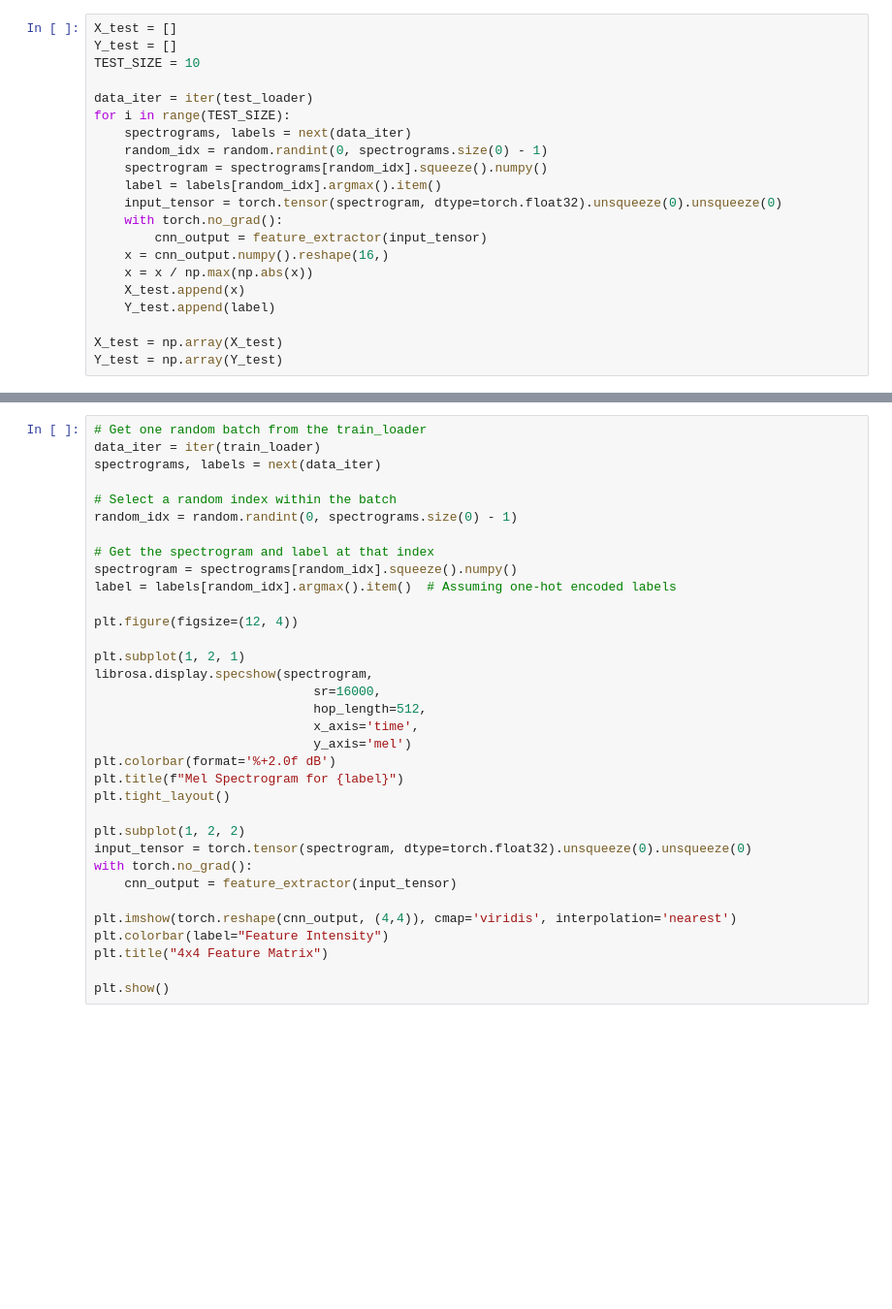
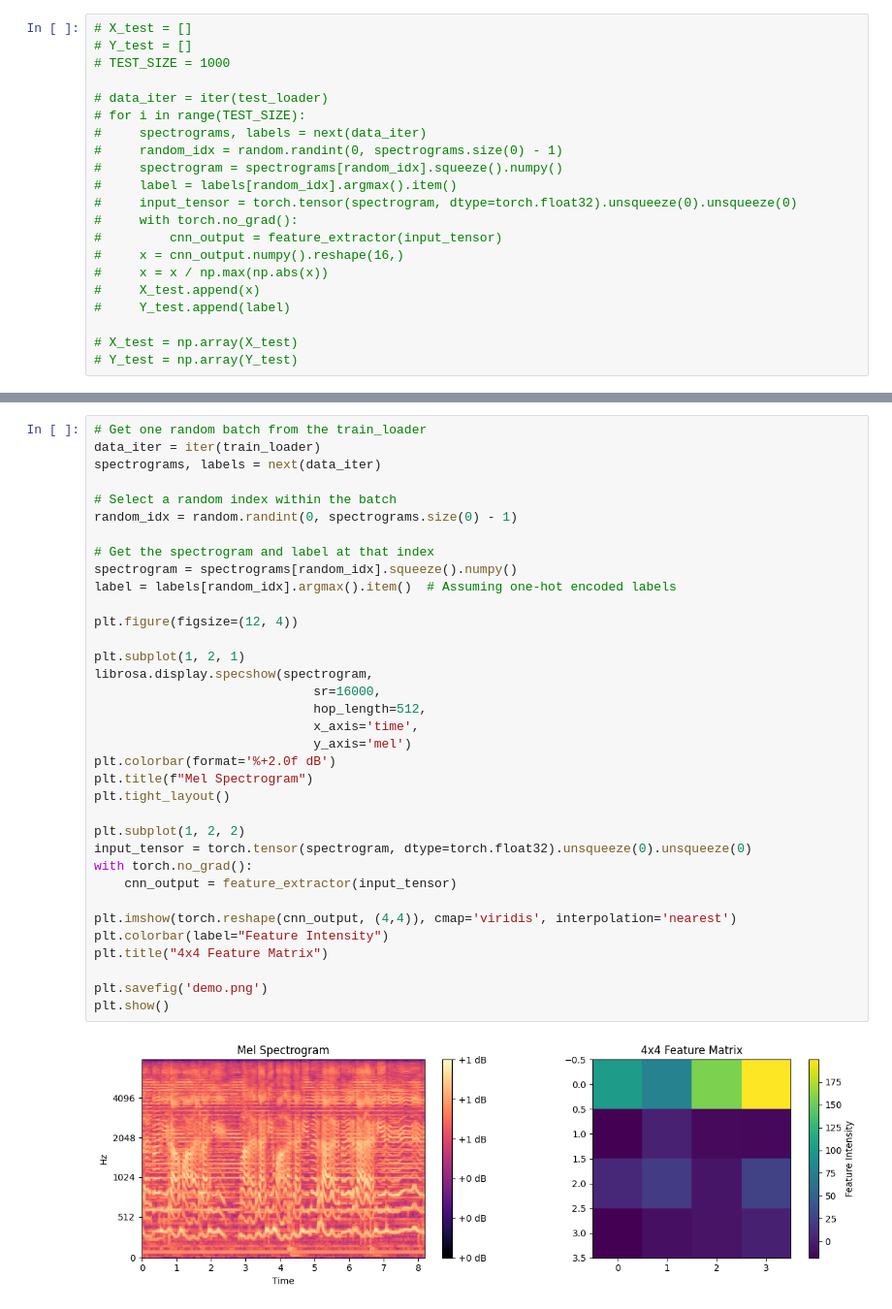
Before and after one commit to Jain-Nishkarsh/QuantumMusicProcessing_SOP, a Jupyter notebook: Raga-QNN.ipynb, the cells around one changed output, grey strips where cells are left out. Shown: that part at 97% size. Cells and saved outputs as stored; diff of their text form; blank space fills up the shorter version.

```diff
--- a/Raga-QNN.ipynb
+++ b/Raga-QNN.ipynb
@@ -348,22 +374,22 @@ time: 25.9 s (started: 2024-11-26 09:27:58 +00:00)
 # %%
-X_test = []
-Y_test = []
-TEST_SIZE = 10
+# X_test = []
+# Y_test = []
+# TEST_SIZE = 1000
 
-data_iter = iter(test_loader)
-for i in range(TEST_SIZE):
-    spectrograms, labels = next(data_iter)
-    random_idx = random.randint(0, spectrograms.size(0) - 1)
-    spectrogram = spectrograms[random_idx].squeeze().numpy()
-    label = labels[random_idx].argmax().item()
-    input_tensor = torch.tensor(spectrogram, dtype=torch.float32).unsqueeze(0).unsqueeze(0)
-    with torch.no_grad():
-        cnn_output = feature_extractor(input_tensor)
-    x = cnn_output.numpy().reshape(16,)
-    x = x / np.max(np.abs(x))
-    X_test.append(x)
-    Y_test.append(label)
+# data_iter = iter(test_loader)
+# for i in range(TEST_SIZE):
+#     spectrograms, labels = next(data_iter)
+#     random_idx = random.randint(0, spectrograms.size(0) - 1)
+#     spectrogram = spectrograms[random_idx].squeeze().numpy()
+#     label = labels[random_idx].argmax().item()
+#     input_tensor = torch.tensor(spectrogram, dtype=torch.float32).unsqueeze(0).unsqueeze(0)
+#     with torch.no_grad():
+#         cnn_output = feature_extractor(input_tensor)
+#     x = cnn_output.numpy().reshape(16,)
+#     x = x / np.max(np.abs(x))
+#     X_test.append(x)
+#     Y_test.append(label)
 
-X_test = np.array(X_test)
-Y_test = np.array(Y_test)
+# X_test = np.array(X_test)
+# Y_test = np.array(Y_test)
 # %% [output]
@@ -374,31 +400,34 @@ data_iter = iter(train_loader)
 spectrograms, labels = next(data_iter)
 
 # Select a random index within the batch
 random_idx = random.randint(0, spectrograms.size(0) - 1)
 
 # Get the spectrogram and label at that index
 spectrogram = spectrograms[random_idx].squeeze().numpy()
 label = labels[random_idx].argmax().item()  # Assuming one-hot encoded labels
 
 plt.figure(figsize=(12, 4))
 
 plt.subplot(1, 2, 1)
 librosa.display.specshow(spectrogram,
                              sr=16000,
                              hop_length=512,
                              x_axis='time',
                              y_axis='mel')
 plt.colorbar(format='%+2.0f dB')
-plt.title(f"Mel Spectrogram for {label}")
+plt.title(f"Mel Spectrogram")
 plt.tight_layout()
 
 plt.subplot(1, 2, 2)
 input_tensor = torch.tensor(spectrogram, dtype=torch.float32).unsqueeze(0).unsqueeze(0)
 with torch.no_grad():
     cnn_output = feature_extractor(input_tensor)
 
 plt.imshow(torch.reshape(cnn_output, (4,4)), cmap='viridis', interpolation='nearest')
 plt.colorbar(label="Feature Intensity")
 plt.title("4x4 Feature Matrix")
 
+plt.savefig('demo.png')
 plt.show()
+# %% [output]
+[figure, added]
```
Also changed, not shown: parts of 19 cells of this notebook.
